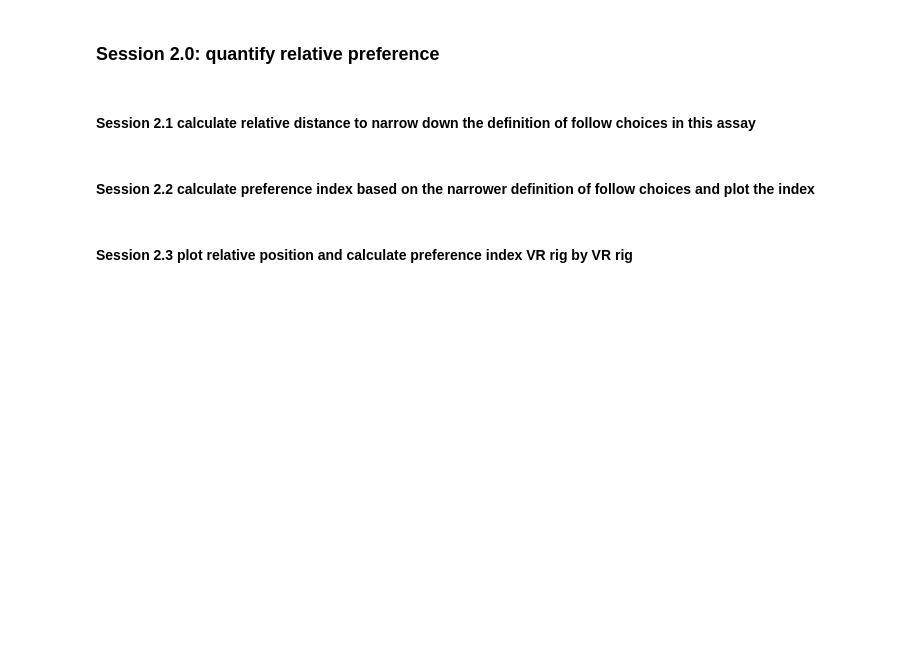
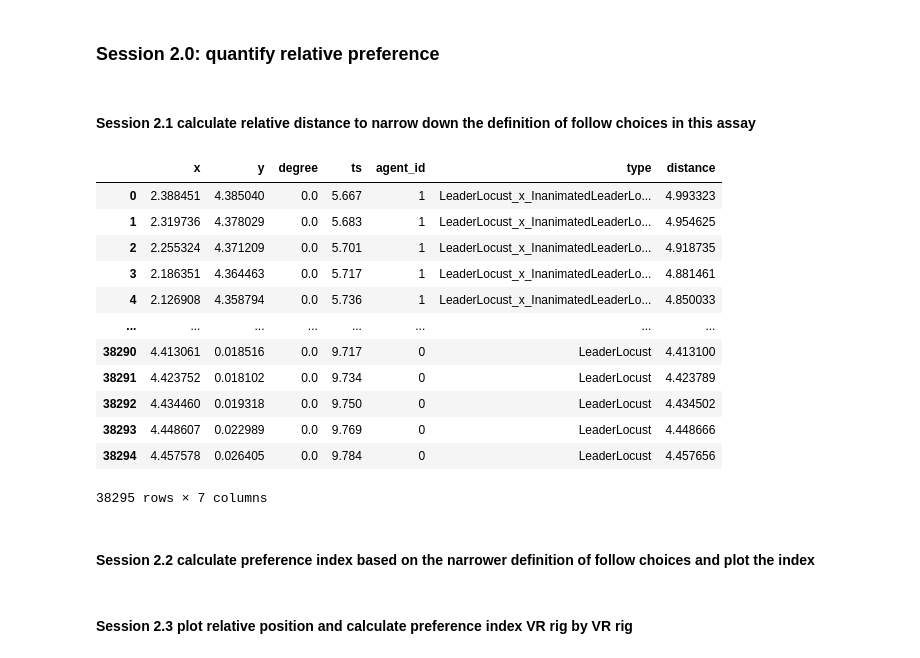
Before and after one commit to chiyu1203/UnityDataAnalysis, a Jupyter notebook: preference_analysis_tutorial.ipynb, the cells around one changed output. Saved outputs shown, nothing was run; the diff lists cells and outputs as text; code cells hidden in the pictures; blank space fills up the shorter version.

```diff
--- a/preference_analysis_tutorial.ipynb
+++ b/preference_analysis_tutorial.ipynb
@@ -166,6 +222,22 @@ else:
 ## calculating the relative distance between the focal animal and other agents in every frame
 relative_pos_all_pd=pd.concat(relative_pos_all_animals,ignore_index=True)
 relative_pos_all_pd['distance']=relative_pos_all_pd.apply(lambda row:np.sqrt(np.square(row['x']) + np.square(row['y'])), axis=1)
+# %%
+relative_pos_all_pd
+# %% [output]
+|  | x | y | degree | ts | agent_id | type | distance |
+| 0 | 2.388451 | 4.385040 | 0.0 | 5.667 | 1 | LeaderLocust_x_InanimatedLeaderLo... | 4.993323 |
+| 1 | 2.319736 | 4.378029 | 0.0 | 5.683 | 1 | LeaderLocust_x_InanimatedLeaderLo... | 4.954625 |
+| 2 | 2.255324 | 4.371209 | 0.0 | 5.701 | 1 | LeaderLocust_x_InanimatedLeaderLo... | 4.918735 |
+| 3 | 2.186351 | 4.364463 | 0.0 | 5.717 | 1 | LeaderLocust_x_InanimatedLeaderLo... | 4.881461 |
+| 4 | 2.126908 | 4.358794 | 0.0 | 5.736 | 1 | LeaderLocust_x_InanimatedLeaderLo... | 4.850033 |
+| ... | ... | ... | ... | ... | ... | ... | ... |
+| 38290 | 4.413061 | 0.018516 | 0.0 | 9.717 | 0 | LeaderLocust | 4.413100 |
+| 38291 | 4.423752 | 0.018102 | 0.0 | 9.734 | 0 | LeaderLocust | 4.423789 |
+| 38292 | 4.434460 | 0.019318 | 0.0 | 9.750 | 0 | LeaderLocust | 4.434502 |
+| 38293 | 4.448607 | 0.022989 | 0.0 | 9.769 | 0 | LeaderLocust | 4.448666 |
+| 38294 | 4.457578 | 0.026405 | 0.0 | 9.784 | 0 | LeaderLocust | 4.457656 |
+38295 rows × 7 columns
 # %%
 ## get trial type and sort them by the length of the name and then by alphabet. In this case, homogeneous trial should usually be the first twos
 trial_type_list=sorted(relative_pos_all_pd['type'].unique(), key=len)
```
Also changed, not shown: parts of 27 cells of this notebook.
